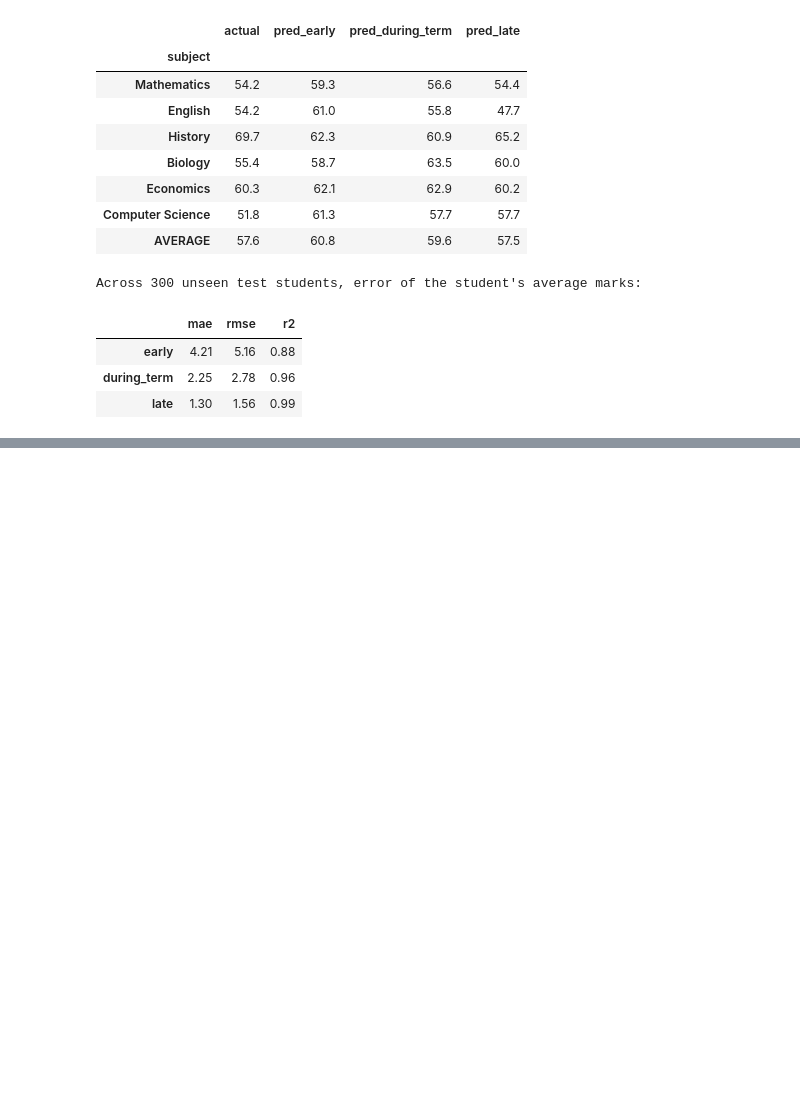
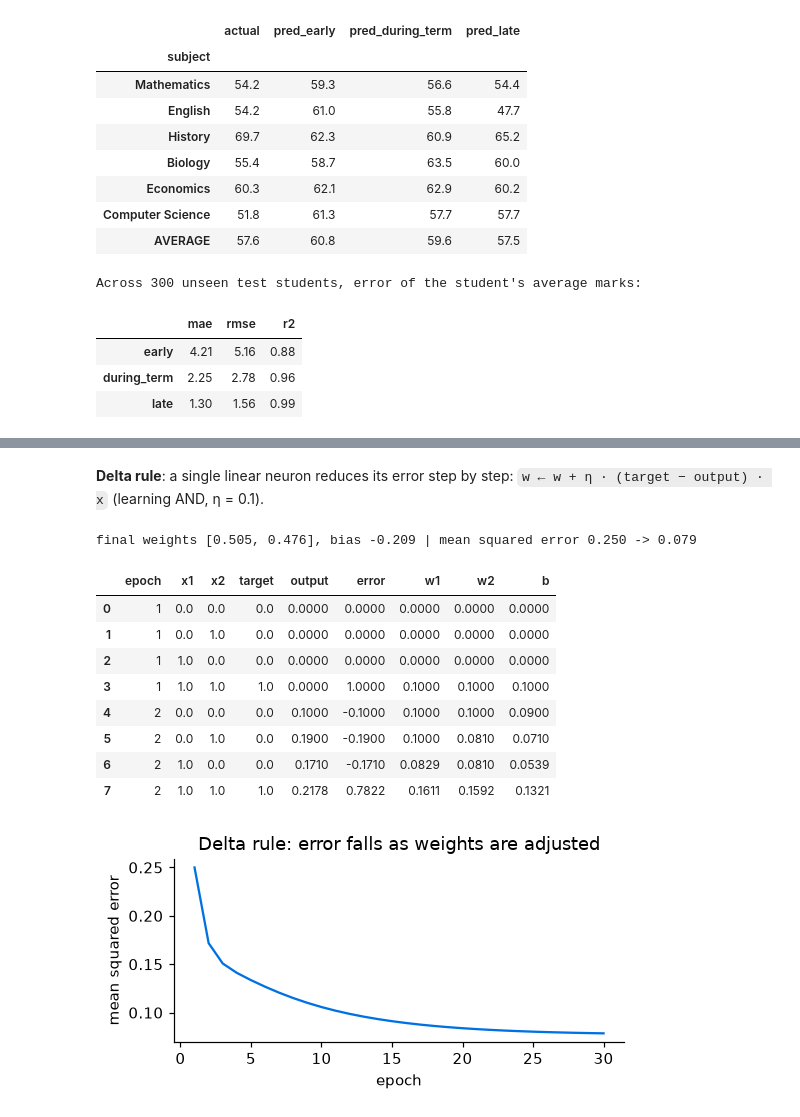
Before and after one commit to devranvijay/EduPredict-AI, a Jupyter notebook: notebooks/edupredict_walkthrough.ipynb, the cells around one changed output, grey strips where cells are left out. Saved outputs shown, nothing was run; the diff lists cells and outputs as text; code cells hidden in the pictures; blank space fills up the shorter version.

```diff
--- a/notebooks/edupredict_walkthrough.ipynb
+++ b/notebooks/edupredict_walkthrough.ipynb
@@ -15,23 +29,26 @@ training and evaluation.
 # %%
-import json
 import sys
 from pathlib import Path
 
-# Find the project root whether the notebook is opened from notebooks/ or from the repo root.
-ROOT = next(p for p in [Path.cwd(), *Path.cwd().parents] if (p / "src" / "ann.py").exists())
-sys.path.insert(0, str(ROOT))
+# Locate this folder (the one that holds `edupredict/` and `data/`) whether the notebook is opened from inside it or above it.
+HERE = next(p for p in [Path.cwd(), Path.cwd() / "notebooks", *Path.cwd().parents] if (p / "edupredict" / "ann.py").exists())
+sys.path.insert(0, str(HERE))
+DATA_FILE = HERE / "data" / "edupredict_synthetic.csv"
+
+import copy
 
 import matplotlib.pyplot as plt
 import numpy as np
 import pandas as pd
 
-from src import preprocessing as pp
-from src.ann import MLP, gradient_check
-from src.evaluation import summarize
+from edupredict import learning_rules as lr
+from edupredict import preprocessing as pp
+from edupredict.ann import MLP, gradient_check
+from edupredict.evaluation import summarize
 
 pd.set_option("display.max_columns", 40)
 plt.rcParams.update({"figure.dpi": 110, "axes.spines.top": False, "axes.spines.right": False})
-BLUE = "#0071e3"
+BLUE, ORANGE = "#0071e3", "#ff9f0a"
 VARIANTS = ["early", "during_term", "late"]
-print("Project root folder:", ROOT.name)
+print("Working folder:", HERE.name)
 # %% [output]
@@ -269,0 +390,22 @@ To reproduce everything: `python -m src.synthetic_data`, then `python train.py`.
+# %% [markdown]
+**Delta rule**: a single linear neuron reduces its error step by step: `w ← w + η · (target − output) · x` (learning AND, η = 0.1).
+# %%
+steps, losses, toy_w, toy_b = lr.demo_delta(lr=0.1, epochs=30)
+print(f"final weights {np.round(toy_w, 3).tolist()}, bias {toy_b:.3f} | mean squared error {losses[0]:.3f} -> {losses[-1]:.3f}")
+fig, ax = plt.subplots(figsize=(5, 2.6))
+ax.plot(range(1, len(losses) + 1), losses, color=BLUE)
+ax.set(xlabel="epoch", ylabel="mean squared error", title="Delta rule: error falls as weights are adjusted")
+plt.tight_layout()
+pd.DataFrame(steps).head(8)
+# %% [output]
+final weights [0.505, 0.476], bias -0.209 | mean squared error 0.250 -> 0.079
+|  | epoch | x1 | x2 | target | output | error | w1 | w2 | b |
+| 0 | 1 | 0.0 | 0.0 | 0.0 | 0.0000 | 0.0000 | 0.0000 | 0.0000 | 0.0000 |
+| 1 | 1 | 0.0 | 1.0 | 0.0 | 0.0000 | 0.0000 | 0.0000 | 0.0000 | 0.0000 |
+| 2 | 1 | 1.0 | 0.0 | 0.0 | 0.0000 | 0.0000 | 0.0000 | 0.0000 | 0.0000 |
+| 3 | 1 | 1.0 | 1.0 | 1.0 | 0.0000 | 1.0000 | 0.1000 | 0.1000 | 0.1000 |
+| 4 | 2 | 0.0 | 0.0 | 0.0 | 0.1000 | -0.1000 | 0.1000 | 0.1000 | 0.0900 |
+| 5 | 2 | 0.0 | 1.0 | 0.0 | 0.1900 | -0.1900 | 0.1000 | 0.0810 | 0.0710 |
+| 6 | 2 | 1.0 | 0.0 | 0.0 | 0.1710 | -0.1710 | 0.0829 | 0.0810 | 0.0539 |
+| 7 | 2 | 1.0 | 1.0 | 1.0 | 0.2178 | 0.7822 | 0.1611 | 0.1592 | 0.1321 |
+[figure, added]
```
Also changed, not shown: parts of 43 cells of this notebook, 15 other files.
